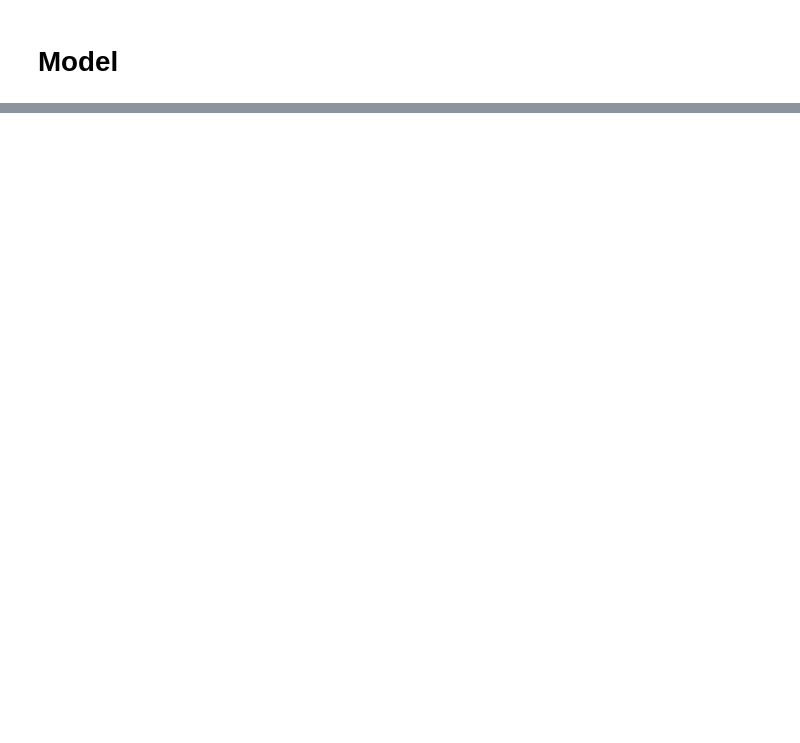
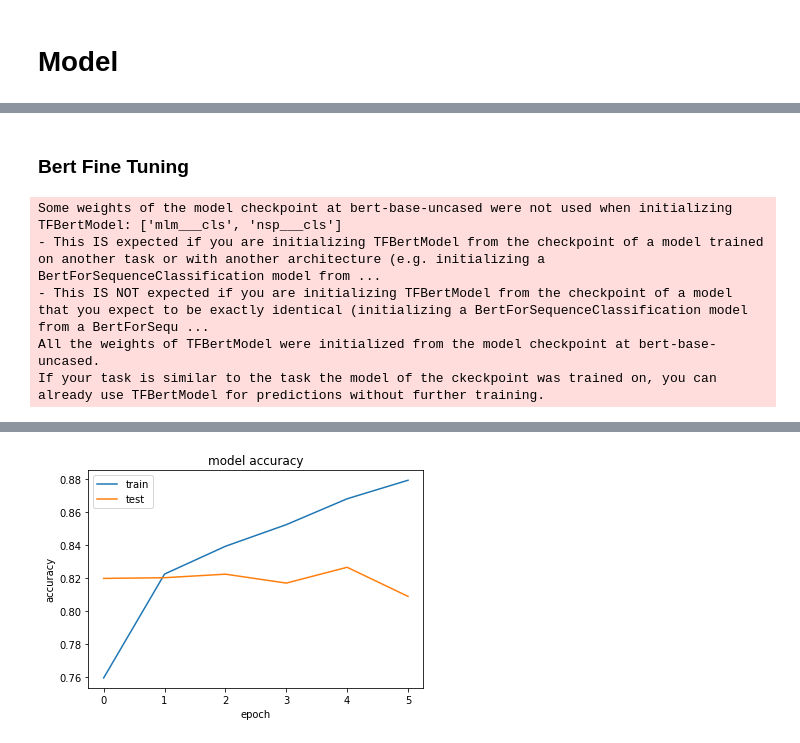
Before and after one commit to gracielu/w266_project_yelp, a Jupyter notebook: YelpBert_v2.ipynb, the cells around one changed output, grey strips where cells are left out. Cells and saved outputs as stored; diff of their text form; code cells hidden in the pictures; blank space fills up the shorter version.

```diff
--- a/YelpBert_v2.ipynb
+++ b/YelpBert_v2.ipynb
@@ -433,0 +487,40 @@ Epoch 8/8
+# %% [markdown]
+### Bert Fine Tuning
+# %%
+#learning_rate = 2e-5
+
+#adam_customized = tf.keras.optimizers.Adam(learning_rate=learning_rate, epsilon=1e-08)
+
+adam_customized = tf.keras.optimizers.Adam(lr=0.0005, beta_1=0.91, beta_2=0.999, epsilon=None, decay=0.1, amsgrad=False)
+
+#adam_customized = tf.keras.optimizers.Adam(lr=0.05, beta_1=0.91, beta_2=0.999, epsilon=None, decay=0.1, amsgrad=False)
+
+#adam_customized = tf.keras.optimizers.Adam(learning_rate=3e-5, epsilon=1e-08, clipnorm=1.0)
+
+#adam_customized = tf.keras.optimizers.Adam()
+# %%
+model = classifier_model(max_length, train_layers=6, optimizer = adam_customized)
+
+history = model.fit(
+    X_train,
+    y_train,
+    validation_data=(X_test, y_test),
+    epochs=6,
+    batch_size=16
+)
+
+# summarize history for accuracy
+
+plt.plot(history.history['accuracy'])
+plt.plot(history.history['val_accuracy'])
+plt.title('model accuracy')
+plt.ylabel('accuracy')
+plt.xlabel('epoch')
+plt.legend(['train', 'test'], loc='upper left')
+plt.show()
+# %% [output]
+Some weights of the model checkpoint at bert-base-uncased were not used when initializing TFBertModel: ['mlm___cls', 'nsp___cls']
+- This IS expected if you are initializing TFBertModel from the checkpoint of a model trained on another task or with another architecture (e.g. initializing a BertForSequenceClassification model from ...
+- This IS NOT expected if you are initializing TFBertModel from the checkpoint of a model that you expect to be exactly identical (initializing a BertForSequenceClassification model from a BertForSequ ...
+All the weights of TFBertModel were initialized from the model checkpoint at bert-base-uncased.
+If your task is similar to the task the model of the ckeckpoint was trained on, you can already use TFBertModel for predictions without further training.
@@ -433,0 +545 @@ Epoch 8/8
+[figure, added]
```
Also changed, not shown: parts of 35 cells of this notebook.
